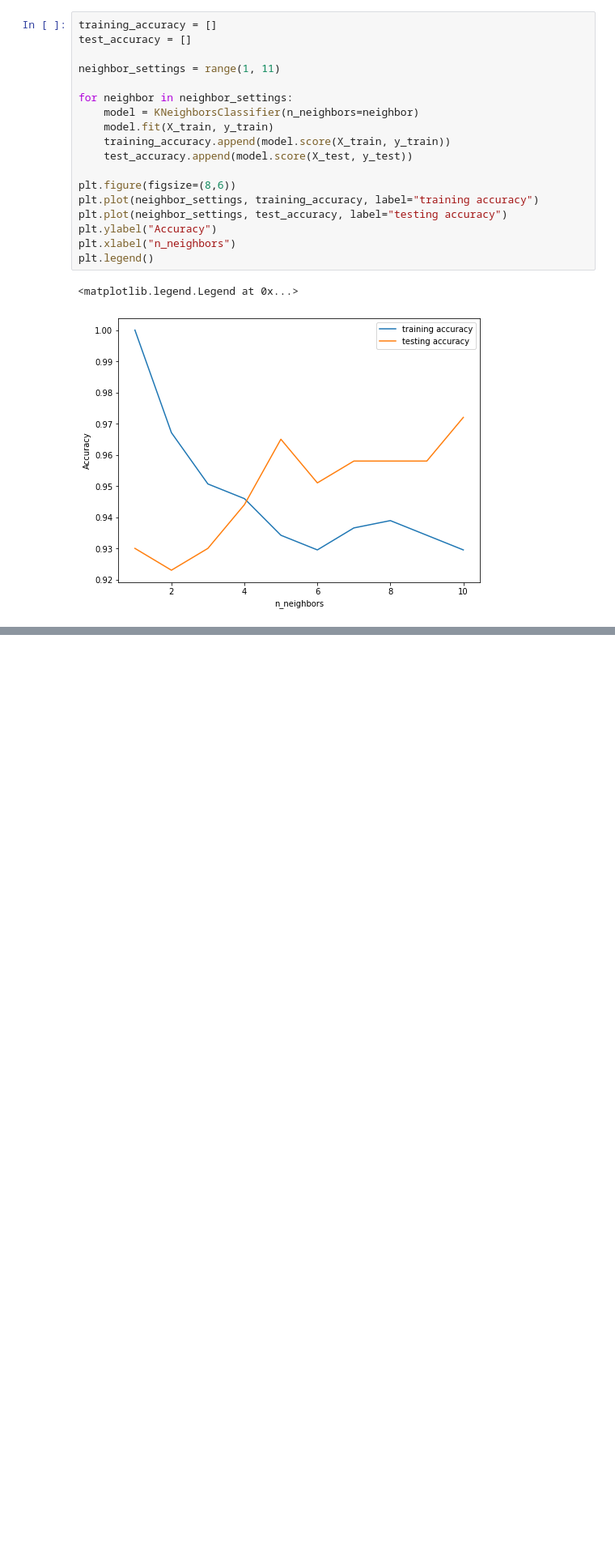
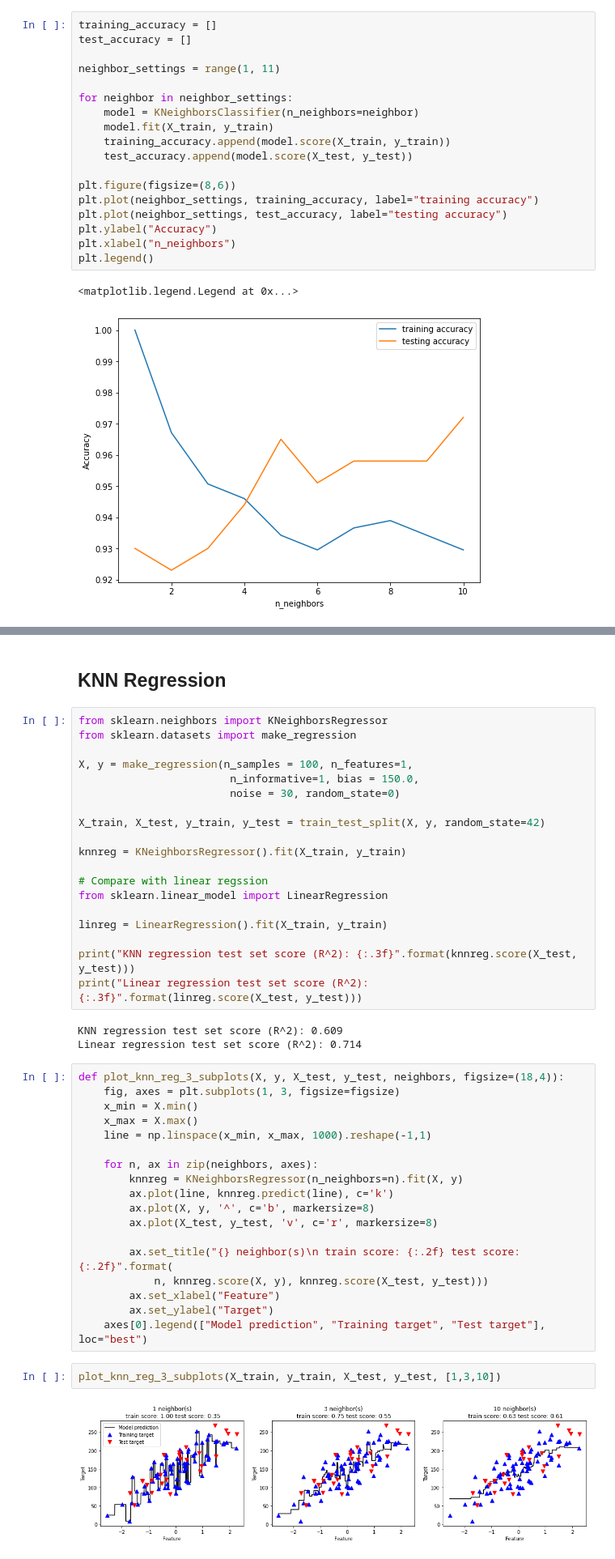
Before and after one commit to PengJuan-AI/Machine-Learning-Posts-and-Certificates, a Jupyter notebook: CSDN_posts/notebooks/knn.ipynb, the cells around one changed output, grey strips where cells are left out. Shown at 81% size. Cells and saved outputs as stored; diff of their text form; blank space fills up the shorter version.

```diff
--- a/CSDN_posts/notebooks/knn.ipynb
+++ b/CSDN_posts/notebooks/knn.ipynb
@@ -86,0 +122,46 @@ plot_decision_boundary(model, X_test, y_test, padding=0.5)
+# %% [markdown]
+## KNN Regression
+# %%
+from sklearn.neighbors import KNeighborsRegressor
+from sklearn.datasets import make_regression
+
+X, y = make_regression(n_samples = 100, n_features=1,
+                        n_informative=1, bias = 150.0,
+                        noise = 30, random_state=0)
+
+X_train, X_test, y_train, y_test = train_test_split(X, y, random_state=42)
+
+knnreg = KNeighborsRegressor().fit(X_train, y_train)
+
+# Compare with linear regssion
+from sklearn.linear_model import LinearRegression
+
+linreg = LinearRegression().fit(X_train, y_train)
+
+print("KNN regression test set score (R^2): {:.3f}".format(knnreg.score(X_test, y_test)))
+print("Linear regression test set score (R^2): {:.3f}".format(linreg.score(X_test, y_test)))
+# %% [output]
+KNN regression test set score (R^2): 0.609
+Linear regression test set score (R^2): 0.714
+# %%
+def plot_knn_reg_3_subplots(X, y, X_test, y_test, neighbors, figsize=(18,4)):
+    fig, axes = plt.subplots(1, 3, figsize=figsize)
+    x_min = X.min()
+    x_max = X.max()
+    line = np.linspace(x_min, x_max, 1000).reshape(-1,1)
+
+    for n, ax in zip(neighbors, axes):
+        knnreg = KNeighborsRegressor(n_neighbors=n).fit(X, y)
+        ax.plot(line, knnreg.predict(line), c='k')
+        ax.plot(X, y, '^', c='b', markersize=8)
+        ax.plot(X_test, y_test, 'v', c='r', markersize=8)
+
+        ax.set_title("{} neighbor(s)\n train score: {:.2f} test score: {:.2f}".format(
+            n, knnreg.score(X, y), knnreg.score(X_test, y_test)))
+        ax.set_xlabel("Feature")
+        ax.set_ylabel("Target")
+    axes[0].legend(["Model prediction", "Training target", "Test target"], loc="best")
+# %%
+plot_knn_reg_3_subplots(X_train, y_train, X_test, y_test, [1,3,10])
+# %% [output]
+[figure, added]
```
Also changed, not shown: parts of 7 cells of this notebook, 5 other files.
